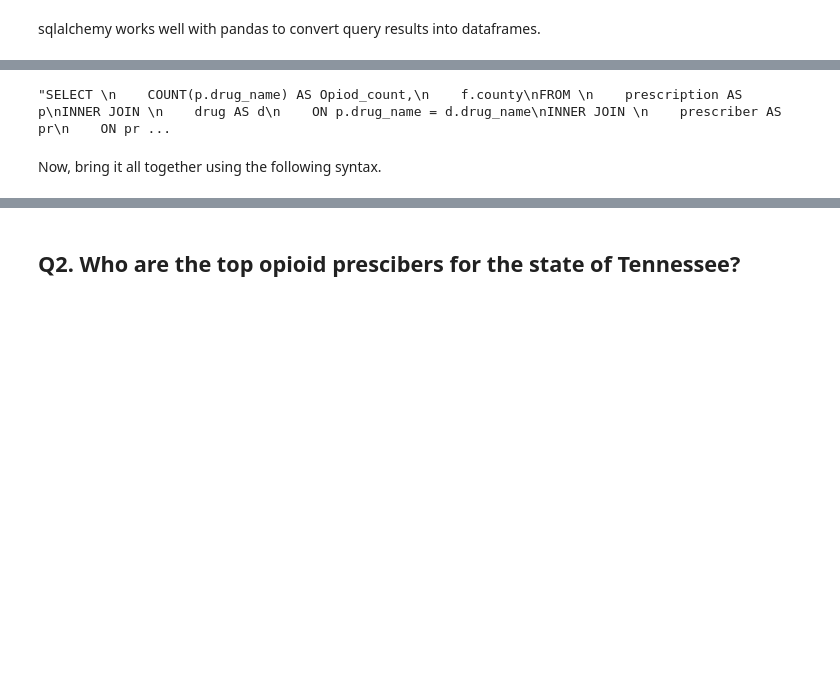
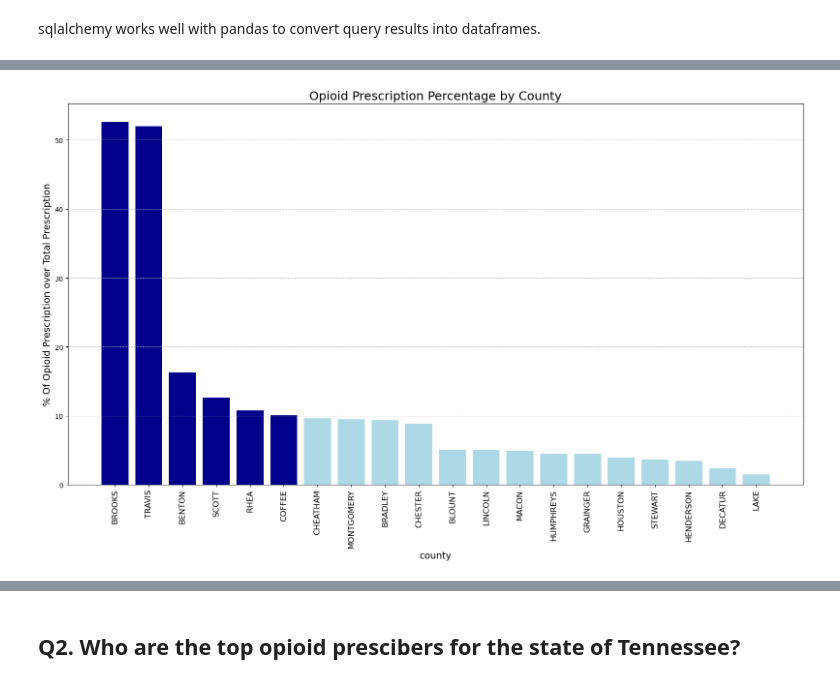
Before and after one commit to NSS-Data-Analytics-Cohort-13/prescribers-python-project-team_scrooged, a Jupyter notebook: notebooks/prescribers.ipynb, the cells around one changed output, grey strips where cells are left out. Cells and saved outputs as stored; diff of their text form; code cells hidden in the pictures; blank space fills up the shorter version.

```diff
--- a/notebooks/prescribers.ipynb
+++ b/notebooks/prescribers.ipynb
@@ -30,0 +104,5 @@ import pandas as pd
+# %%
+with engine.connect() as connection:
+    people = pd.read_sql(text(query), con = connection)
+
+combined_df = pd.concat([people.head(10), people.tail(10)], ignore_index=True)
@@ -30,0 +120,18 @@ import pandas as pd
+# %%
+colors = ['darkblue' if val >= 10 else 'lightblue' for val in combined_df['percentage_opiod_prescription']]
+
+# Create bar chart
+plt.figure(figsize=(16, 10))
+
+plt.bar(combined_df['county'], combined_df['percentage_opiod_prescription'], color=colors)
+
+plt.xticks(rotation=90, fontsize=12)
+plt.xlabel('county', fontsize=14)
+plt.ylabel('% Of Opioid Prescription over Total Prescription', fontsize=14)
+plt.title('Opioid Prescription Percentage by County', fontsize=18)
+
+# Add grid and layout adjustments
+plt.grid(axis='y', linestyle='--', alpha=0.7)
+plt.tight_layout()
+# %% [output]
+[figure, added]
@@ -53,6 +170,0 @@ ORDER BY
-# %%
-query
-# %% [output]
-"SELECT \n    COUNT(p.drug_name) AS Opiod_count,\n    f.county\nFROM \n    prescription AS p\nINNER JOIN \n    drug AS d\n    ON p.drug_name = d.drug_name\nINNER JOIN \n    prescriber AS pr\n    ON pr ...
-# %% [markdown]
-Now, bring it all together using the following syntax.
```
Also changed, not shown: parts of 28 cells of this notebook.
